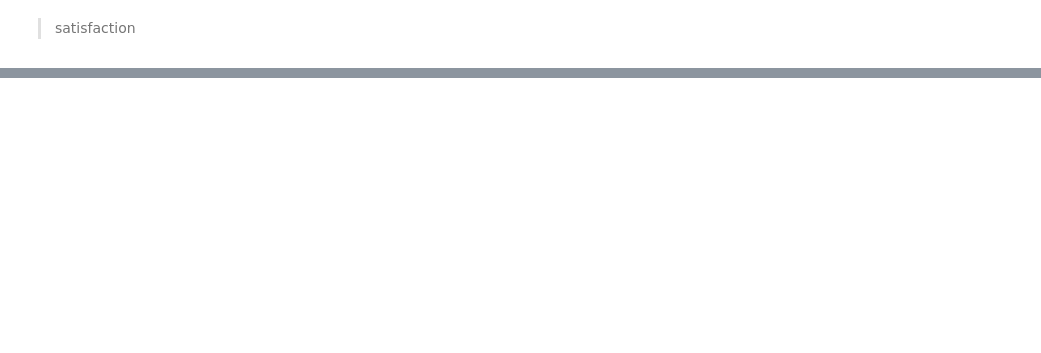
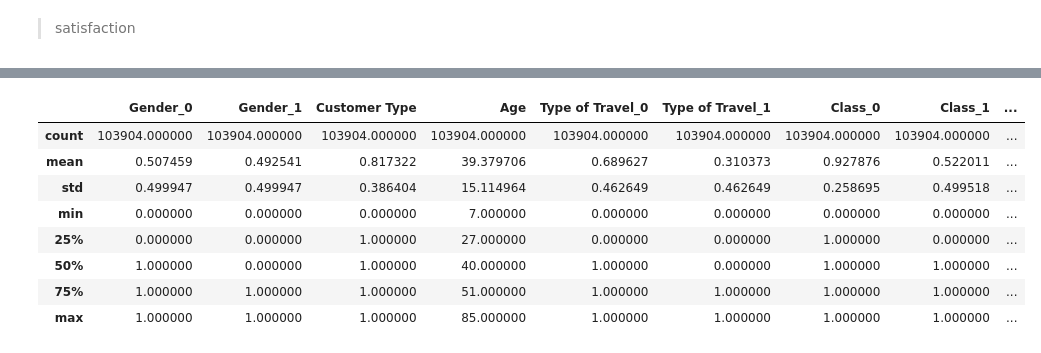
Before and after one commit to ahmed-2001M/Play_wIth_DatA-, a Jupyter notebook: airline/fun.ipynb, the cells around one changed output, grey strips where cells are left out. Saved outputs shown, nothing was run; the diff lists cells and outputs as text; code cells hidden in the pictures; blank space fills up the shorter version.

```diff
--- a/airline/fun.ipynb
+++ b/airline/fun.ipynb
@@ -368,0 +708,14 @@ plt.show()
+# %%
+
+def get_outliers(col):
+    q1 = col.quantile(0.25)
+    q3 = col.quantile(0.75)
+    iqr = q3 - q1
+    lower_bound = q1 - 1.5 * iqr
+    upper_bound = q3 + 1.5 * iqr
+    max_val = col[(col >= lower_bound) & (col <= upper_bound)].max()
+    col[(col < lower_bound) | (col > upper_bound)] = max_val
+    return col
+
+columns_to_process = ['Flight Distance', 'Departure Delay in Minutes', 'Arrival Delay in Minutes']
+df[columns_to_process] = df[columns_to_process].apply(get_outliers, axis=0)
@@ -368,0 +730,2 @@ plt.show()
+# %%
+df['Customer Type'] = df['Customer Type'].map({'Loyal Customer':1, 'disloyal Customer':0})
@@ -368,0 +736,2 @@ plt.show()
+# %%
+df['satisfaction'] = df['satisfaction'].map({'satisfied':1, 'neutral or dissatisfied':0})
@@ -368,0 +742,5 @@ plt.show()
+# %%
+
+
+binary_encoder = ce.BinaryEncoder(cols=['Gender','Type of Travel','Class'])
+df = binary_encoder.fit_transform(df)
@@ -368,0 +756,12 @@ plt.show()
+# %%
+df.describe()
+# %% [output]
+|  | Gender_0 | Gender_1 | Customer Type | Age | Type of Travel_0 | Type of Travel_1 | Class_0 | Class_1 | ... |
+| count | 103904.000000 | 103904.000000 | 103904.000000 | 103904.000000 | 103904.000000 | 103904.000000 | 103904.000000 | 103904.000000 | ... |
+| mean | 0.507459 | 0.492541 | 0.817322 | 39.379706 | 0.689627 | 0.310373 | 0.927876 | 0.522011 | ... |
+| std | 0.499947 | 0.499947 | 0.386404 | 15.114964 | 0.462649 | 0.462649 | 0.258695 | 0.499518 | ... |
+| min | 0.000000 | 0.000000 | 0.000000 | 7.000000 | 0.000000 | 0.000000 | 0.000000 | 0.000000 | ... |
+| 25% | 0.000000 | 0.000000 | 1.000000 | 27.000000 | 0.000000 | 0.000000 | 1.000000 | 0.000000 | ... |
+| 50% | 1.000000 | 0.000000 | 1.000000 | 40.000000 | 1.000000 | 0.000000 | 1.000000 | 1.000000 | ... |
+| 75% | 1.000000 | 1.000000 | 1.000000 | 51.000000 | 1.000000 | 1.000000 | 1.000000 | 1.000000 | ... |
+| max | 1.000000 | 1.000000 | 1.000000 | 85.000000 | 1.000000 | 1.000000 | 1.000000 | 1.000000 | ... |
```
Also changed, not shown: parts of 91 cells of this notebook.
